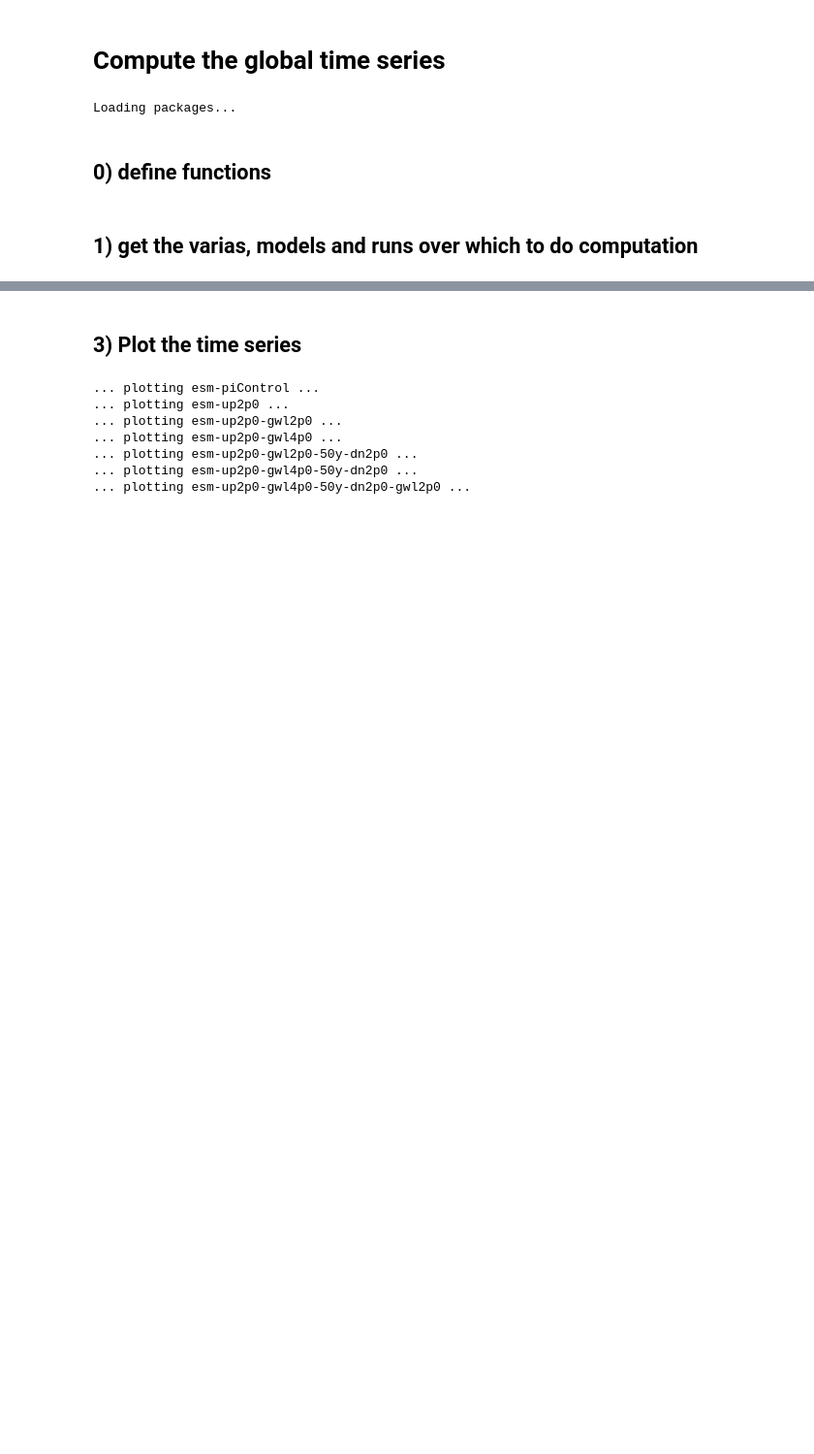
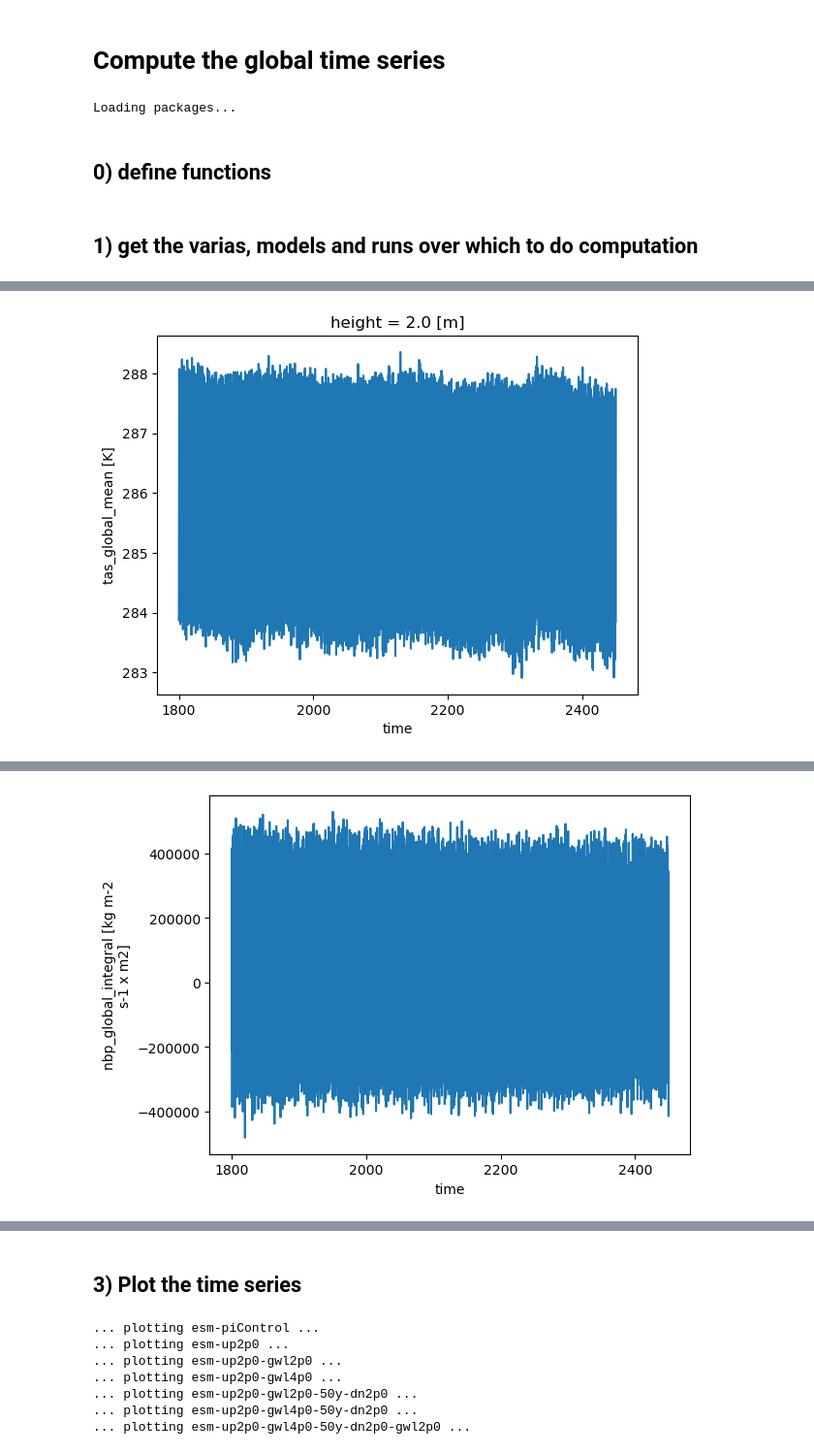
Before and after one commit to eikekoehn/TIPMIP_carbon_cycle, a Jupyter notebook: 01_postprocessing/calc_time_series_of_global_statistic.ipynb, the cells around one changed output, grey strips where cells are left out. Shown at 97% size. Drawn from its saved outputs; the diff is of its cells as text; code cells hidden in the pictures; blank space fills up the shorter version.

Commit message:
include global time series calculation for NorESM2-LM and GFDL-ESM2M

```diff
--- a/01_postprocessing/calc_time_series_of_global_statistic.ipynb
+++ b/01_postprocessing/calc_time_series_of_global_statistic.ipynb
@@ -18,12 +18,22 @@ def calc_global_stat(da, area_weights, stat, mask=None, dims=None):
     elif stat == 'integral':
         da_stat = Operator.calc_spatial_integral(da, area_weights, mask=mask, dims=dims)
     return da_stat
+
+def get_stat(varia,default=True):
+    if default == True:
+        if varia in ['tas','tos']:
+            stat = 'mean'
+        elif varia in ['fgco2','intpp','nbp','npp']:
+            stat = 'integral'
+    else:
+        stat = 'mean'
+    return stat
 # %% [markdown]
 ## 1) get the varias, models and runs over which to do computation
 # %%
-stat = 'mean'#'mean'
+#stat = 'integral'#'mean'
 freq_input = 'monthly'#, 'yearly', 'daily'] #freq_output = 'monthly'#, 'yearly', 'daily', 'climatology', None]
-varias = ['tas']
-models = ['IPSL-CM6-ESMCO2']
-runs = pruns.get_run_list('tipmip_tier1')
+varias = ['tas','nbp','npp','tos','fgco2','intpp']
+models = ['IPSL-CM6-ESMCO2','NorESM2-LM','GFDL-ESM2M'] # ,
+runs = pruns.get_run_list('tipmip_tier1')[-1:] #
 # %% [markdown]
@@ -100,0 +41,56 @@ Processing data for tas, IPSL-CM6-ESMCO2, esm-up2p0...
+# %%
+for varia in varias:
+    stat = get_stat(varia,default=True)
+    for model in models:
+        mgrab = MODELgrabber.get_grabber(model)
+        member = mgrab.get_member()
+
+        global_stats = dict()
+        for run in runs:
+            print(f'Processing data for {varia}, {model}, {run}...')
+
+            # first get the dataset
+            da = mgrab.get_data(varia,run,freq_input=freq_input,verbose_level=0)
+            print(f'... loading {da.time.size} data points in time.')
+
+            # get the area_weights
+            print(f'... getting area weights.')
+            area_weights = mgrab.get_area(varia,freq_input)
+
+            #print(da)
+            #print(area_weights)
+
+            # which region do i want to cover
+            print(f'... getting a regional mask.')
+
+            # then do the spatial statistic
+            print(f'... compute statistic')
+            global_stat = calc_global_stat(da, area_weights, stat, mask=None, dims=None)#.astype("float32")
+            global_stat.name = f"{varia}_global_{stat}"
+
+            # update the unit
+            if stat == 'integral':
+                unit = f'{da.units} x m2'
+            else:
+                unit = da.units
+            global_stat.attrs["units"] = unit
+
+            # save the data
+            save_dir = f'./../01_postprocessed_data/global_time_series/{varia}/{model}/{run}/{member}/{freq_input}/global_{stat}'
+            os.makedirs(save_dir,exist_ok=True)
+            save_string = f'{save_dir}/{varia}_{model}_{run}_{member}_global_{stat}.nc'
+            print(f'... saving under {save_string}')
+
+            #encoding = {global_stat.name: {"dtype": "float32", "zlib": True, "complevel": 4}}
+            global_stat.to_netcdf(save_string)#,encoding=encoding)
+
+            # keep in a local dictionary for plotting
+            global_stats[run] = global_stat
+
+            #for key in global_stats.keys():
+            print(f'... plotting {run}')
+            global_stats[run].plot()
+            print(' ')
+
+        plt.show()
+# %% [output]
@@ -100,0 +104 @@ Processing data for tas, IPSL-CM6-ESMCO2, esm-up2p0...
+[figure, added]
@@ -100,0 +112 @@ Processing data for tas, IPSL-CM6-ESMCO2, esm-up2p0...
+[figure, added]
```
Also changed, not shown: parts of 4 cells of this notebook, 8 other files.
